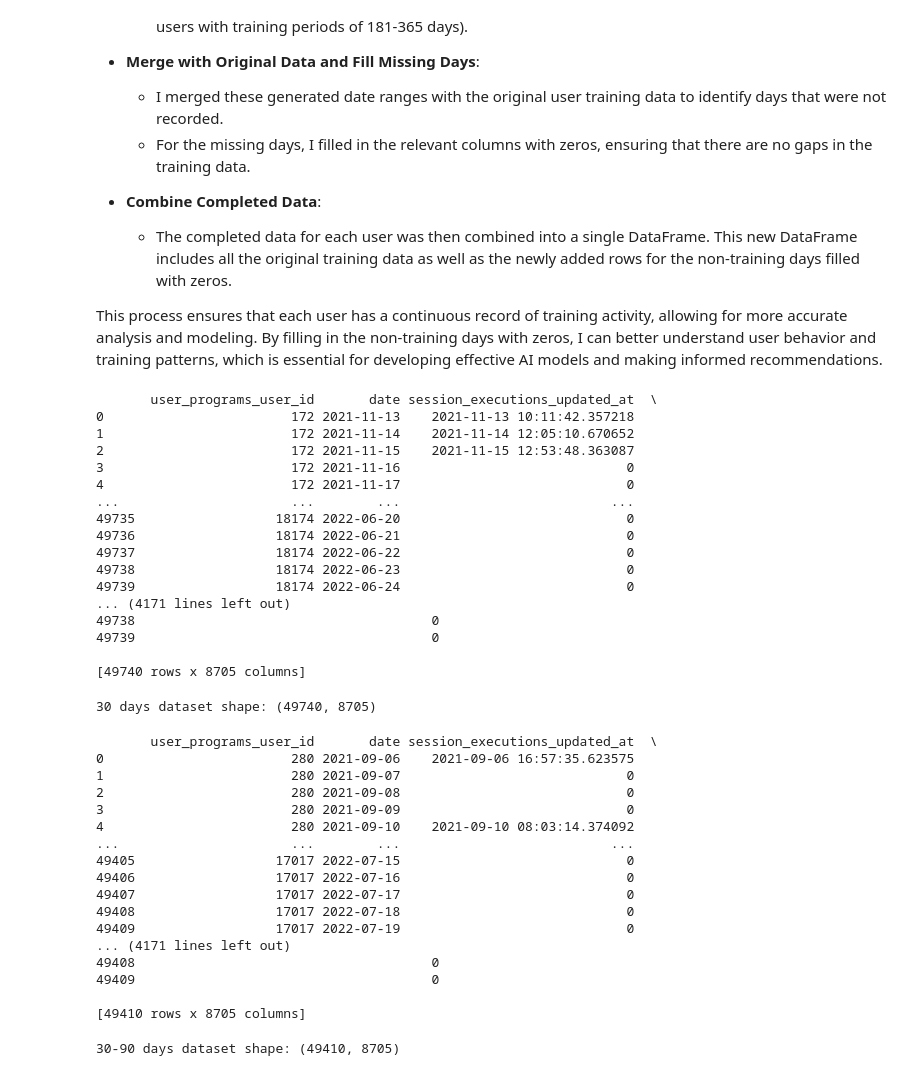
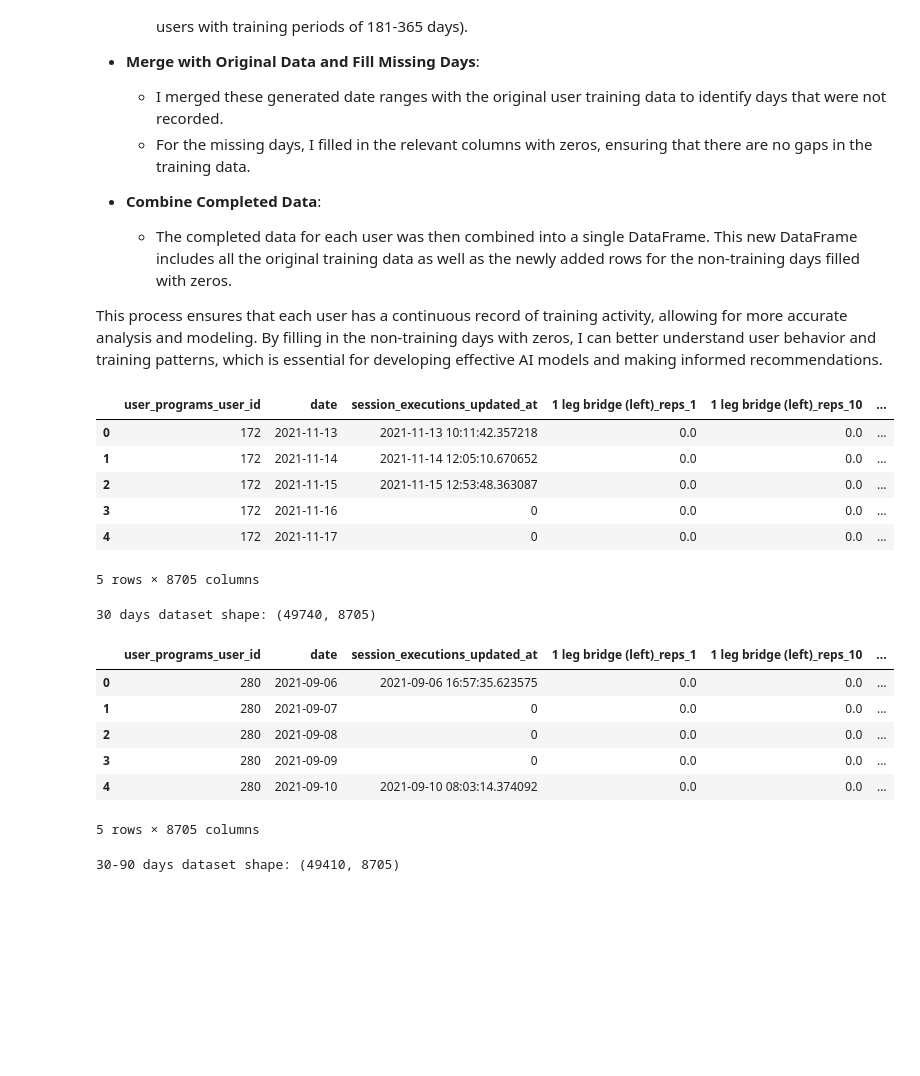
Before and after one commit to evidadeusto/mhunters, a Jupyter notebook: analysis_oscar_preprocessing/AI_models.ipynb, the cells around one changed output. Drawn from its saved outputs; the diff is of its cells as text; code cells hidden in the pictures; blank space fills up the shorter version.

```diff
--- a/analysis_oscar_preprocessing/AI_models.ipynb
+++ b/analysis_oscar_preprocessing/AI_models.ipynb
@@ -164,51 +166,41 @@ This process ensures that each user has a continuous record of training activity
 # Ensure that 'date' is in datetime format
 df_filtered_30days['date'] = pd.to_datetime(df_filtered_30days['date'])
 
 # Get the first training day for each user
 first_training_day = df_filtered_30days.groupby('user_programs_user_id')['date'].min().reset_index()
 first_training_day.columns = ['user_programs_user_id', 'first_training_date']
 
 # Create an empty DataFrame to store the completed data
 completed_data_30days = pd.DataFrame()
 
 # Iterate over each user and complete the missing days
 for user_id, first_day in zip(first_training_day['user_programs_user_id'], first_training_day['first_training_date']):
     # Generate a date range from the first day up to 30 days later
     date_range = pd.date_range(start=first_day, periods=30)
 
     # Create a DataFrame with the date range and user_id
     user_dates = pd.DataFrame({'user_programs_user_id': user_id, 'date': date_range})
 
     # Merge with the original DataFrame to identify the days with and without training
     user_data = pd.merge(user_dates, df_filtered_30days[df_filtered_30days['user_programs_user_id'] == user_id], on=['user_programs_user_id', 'date'], how='left')
 
     # Fill NaN values (days without training) with zeros in the relevant columns
     user_data.fillna(0, inplace=True)
 
     # Add the completed data to the final DataFrame
     completed_data_30days = pd.concat([completed_data_30days, user_data])
 
 # Reset the index of the final DataFrame
 completed_data_30days.reset_index(drop=True, inplace=True)
-print(completed_data_30days)
+completed_data_30days.head()
 # %% [output]
+|  | user_programs_user_id | date | session_executions_updated_at | 1 leg bridge (left)_reps_1 | 1 leg bridge (left)_reps_10 | ... |
+| 0 | 172 | 2021-11-13 | 2021-11-13 10:11:42.357218 | 0.0 | 0.0 | ... |
+| 1 | 172 | 2021-11-14 | 2021-11-14 12:05:10.670652 | 0.0 | 0.0 | ... |
+| 2 | 172 | 2021-11-15 | 2021-11-15 12:53:48.363087 | 0.0 | 0.0 | ... |
+| 3 | 172 | 2021-11-16 | 0 | 0.0 | 0.0 | ... |
+| 4 | 172 | 2021-11-17 | 0 | 0.0 | 0.0 | ... |
-       user_programs_user_id       date session_executions_updated_at  \
-0                        172 2021-11-13    2021-11-13 10:11:42.357218
-1                        172 2021-11-14    2021-11-14 12:05:10.670652
-2                        172 2021-11-15    2021-11-15 12:53:48.363087
-3                        172 2021-11-16                             0
-4                        172 2021-11-17                             0
-...                      ...        ...                           ...
-49735                  18174 2022-06-20                             0
-49736                  18174 2022-06-21                             0
-49737                  18174 2022-06-22                             0
-49738                  18174 2022-06-23                             0
-49739                  18174 2022-06-24                             0
-... (4171 lines left out)
-49738                                      0
-49739                                      0
-
-[49740 rows x 8705 columns]
+5 rows × 8705 columns
 # %%
 completed_data_30days.to_hdf('../data/completed_data_30days_v1.h5', key='df')
 # %%
@@ -246,25 +238,15 @@ for user_id, first_day in zip(first_training_day_30_to_90['user_programs_user_id
 
 # Reset the index of the final DataFrame
 completed_data_30_to_90_days.reset_index(drop=True, inplace=True)
-print(completed_data_30_to_90_days)
+completed_data_30_to_90_days.head()
 # %% [output]
+|  | user_programs_user_id | date | session_executions_updated_at | 1 leg bridge (left)_reps_1 | 1 leg bridge (left)_reps_10 | ... |
+| 0 | 280 | 2021-09-06 | 2021-09-06 16:57:35.623575 | 0.0 | 0.0 | ... |
+| 1 | 280 | 2021-09-07 | 0 | 0.0 | 0.0 | ... |
+| 2 | 280 | 2021-09-08 | 0 | 0.0 | 0.0 | ... |
+| 3 | 280 | 2021-09-09 | 0 | 0.0 | 0.0 | ... |
+| 4 | 280 | 2021-09-10 | 2021-09-10 08:03:14.374092 | 0.0 | 0.0 | ... |
-       user_programs_user_id       date session_executions_updated_at  \
-0                        280 2021-09-06    2021-09-06 16:57:35.623575
-1                        280 2021-09-07                             0
-2                        280 2021-09-08                             0
-3                        280 2021-09-09                             0
-4                        280 2021-09-10    2021-09-10 08:03:14.374092
-...                      ...        ...                           ...
-49405                  17017 2022-07-15                             0
-49406                  17017 2022-07-16                             0
-49407                  17017 2022-07-17                             0
-49408                  17017 2022-07-18                             0
-49409                  17017 2022-07-19                             0
-... (4171 lines left out)
-49408                                      0
-49409                                      0
-
-[49410 rows x 8705 columns]
+5 rows × 8705 columns
 # %%
 completed_data_30_to_90_days.to_hdf('../data/completed_data_30_to_90_days_v1.h5', key='df')
 # %%
```
Also changed, not shown: parts of 6 cells of this notebook, 1 other file.
